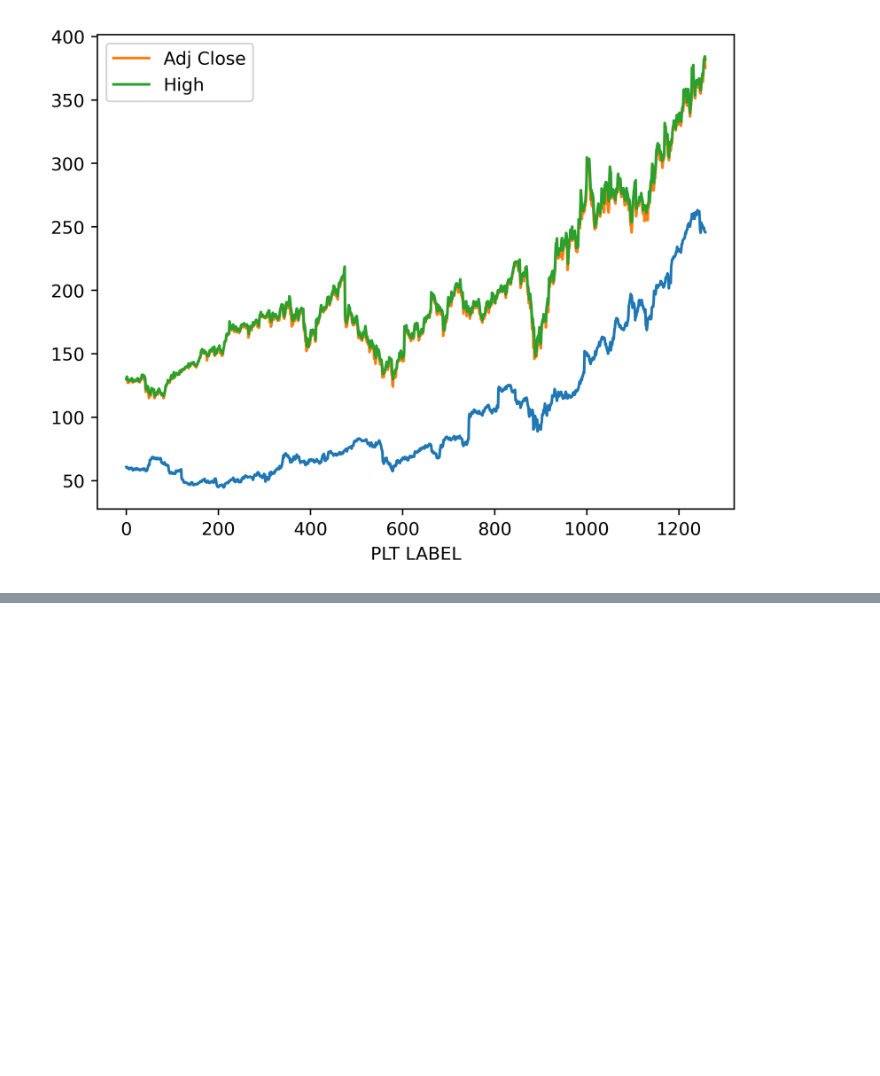
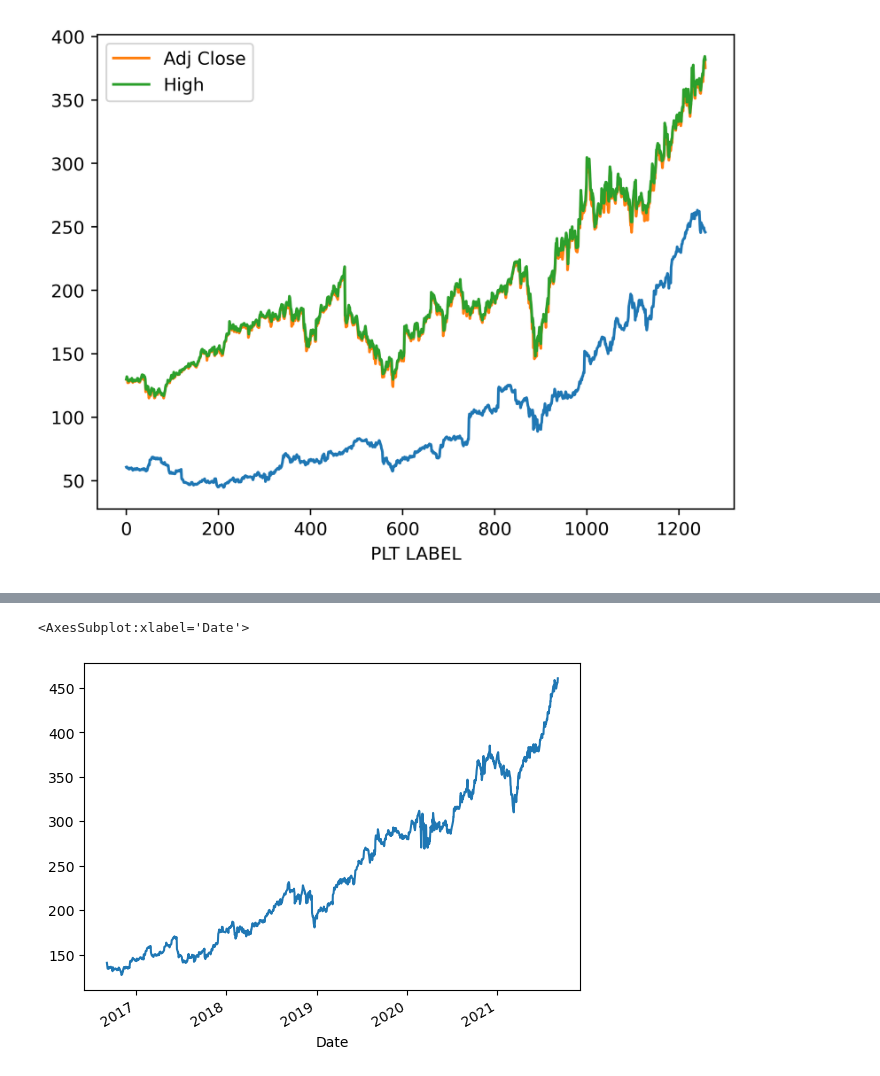
Before and after one commit to iliaaz101/Algorithmic-Trading-Python, a Jupyter notebook: Notes06.ipynb, the cells around one changed output, grey strips where cells are left out. Cells and saved outputs as stored; diff of their text form; code cells hidden in the pictures; blank space fills up the shorter version.

```diff
--- a/Notes06.ipynb
+++ b/Notes06.ipynb
@@ -358,0 +396,5 @@ plt.savefig('my_new_plot.png')
+# %%
+df['Adj Close'].plot() #grabbing the whole Adj Close col
+# %% [output]
+<AxesSubplot:xlabel='Date'>
+[figure, added]
```
Also changed, not shown: parts of 52 cells of this notebook.
